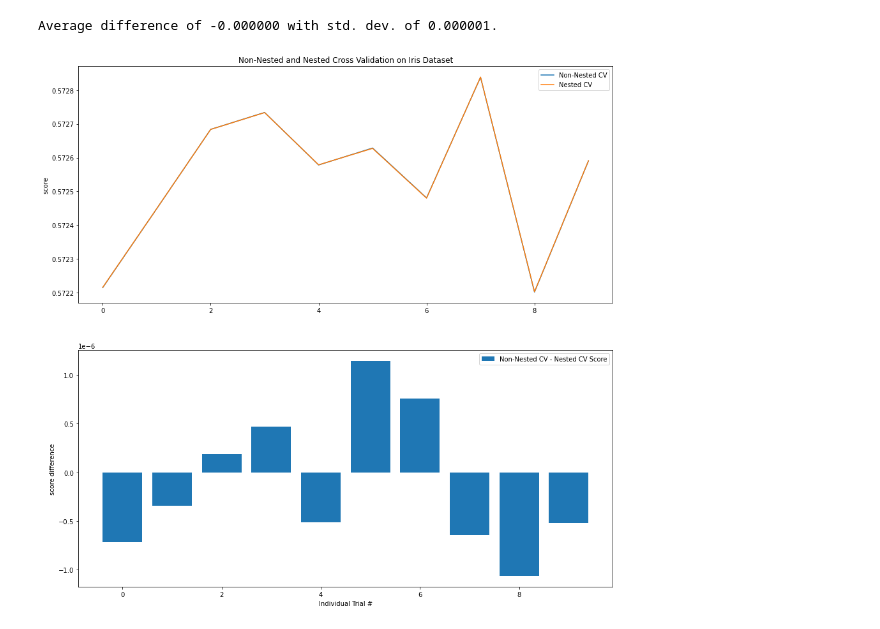
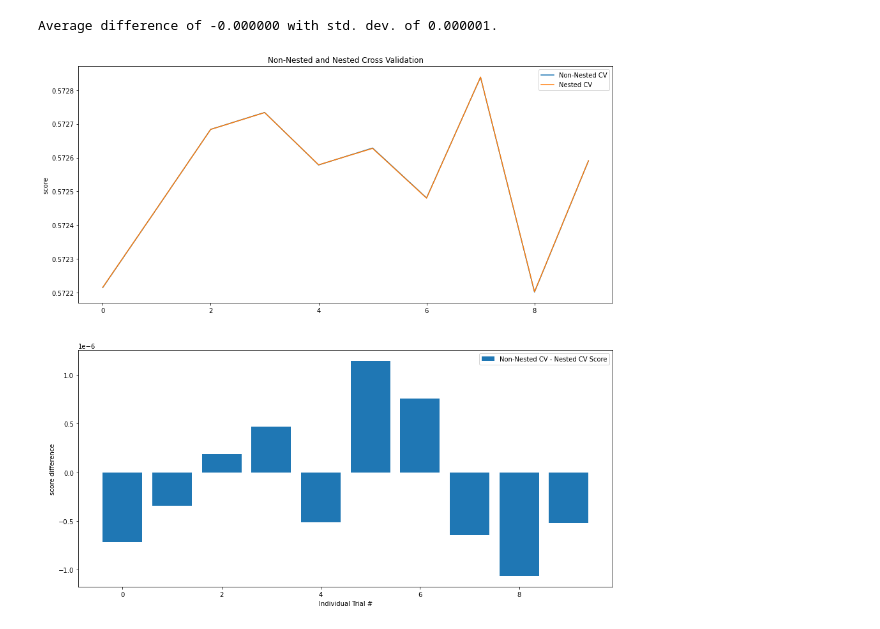
Before and after one commit to mikymaione/HousingPrices, a Jupyter notebook: Source code/HousingPrices/Miky.ipynb, the cells around one changed output. Cells and saved outputs as stored; diff of their text form; code cells hidden in the pictures.

Commit message:
nested cross val

```diff
--- a/Source code/HousingPrices/Miky.ipynb
+++ b/Source code/HousingPrices/Miky.ipynb
@@ -749,24 +743,24 @@ Average difference of -0.000000 with std. dev. of 0.000001.
 # %%
 # Plot scores on each trial for nested and non-nested CV
 plt.figure(figsize=(15, 15))
 plt.subplot(211)
 
 non_nested_scores_line, = plt.plot(non_nested_scores)
 nested_line, = plt.plot(nested_scores)
 
 plt.ylabel("score")
 plt.legend([non_nested_scores_line, nested_line], ["Non-Nested CV", "Nested CV"])
-plt.title("Non-Nested and Nested Cross Validation on Iris Dataset")
+plt.title("Non-Nested and Nested Cross Validation")
 
 # Plot bar chart of the difference.
 plt.subplot(212)
 difference_plot = plt.bar(range(NUM_TRIALS), score_difference)
 
 plt.xlabel("Individual Trial #")
 
 plt.legend([difference_plot], ["Non-Nested CV - Nested CV Score"])
 plt.ylabel("score difference")
 
 plt.show()
 # %% [output]
-[figure, old version]
+[figure, new version]
```
Also changed, not shown: parts of 1 cell of this notebook.
